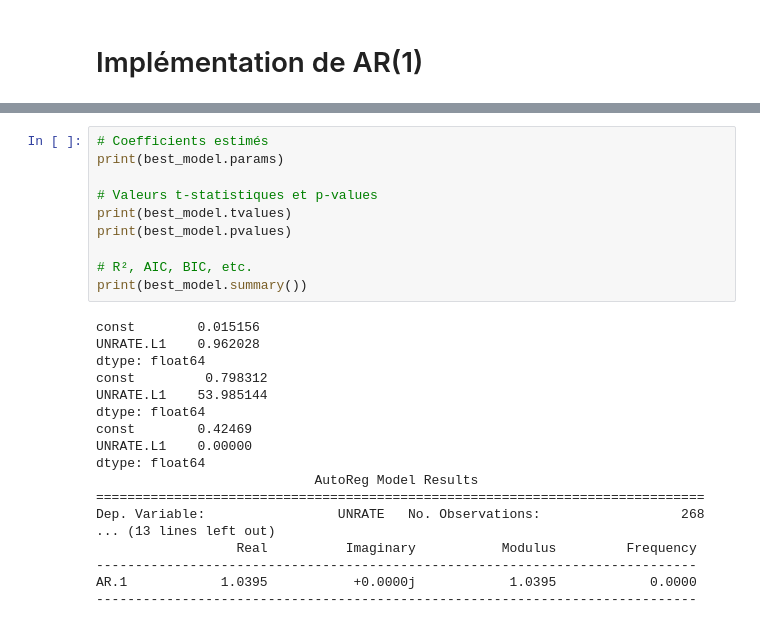
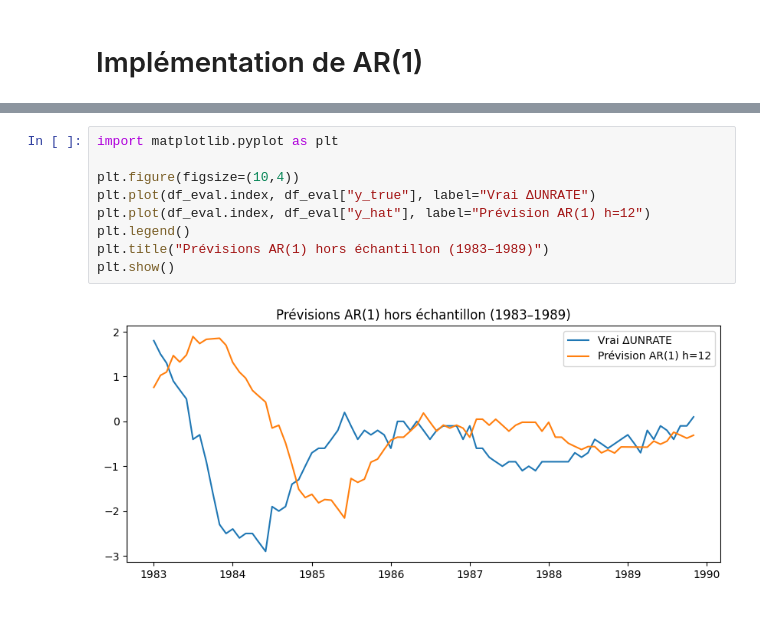
Before and after one commit to MitaDataAI/Forecast-and-explain-the-Unemployment-of-USA, a Jupyter notebook: 2_1_AR.ipynb, the cells around one changed output, grey strips where cells are left out. Saved outputs shown, nothing was run; the diff lists cells and outputs as text.

```diff
--- a/2_1_AR.ipynb
+++ b/2_1_AR.ipynb
@@ -478,28 +202,11 @@ with open("AR_auto_best_model_1983_1989.pkl", "rb") as f:
-# %%
-# Coefficients estimés
-print(best_model.params)
-
-# Valeurs t-statistiques et p-values
-print(best_model.tvalues)
-print(best_model.pvalues)
-
-# R², AIC, BIC, etc.
-print(best_model.summary())
-# %% [output]
-const        0.015156
-UNRATE.L1    0.962028
-dtype: float64
-const         0.798312
-UNRATE.L1    53.985144
-dtype: float64
-const        0.42469
-UNRATE.L1    0.00000
-dtype: float64
-                            AutoReg Model Results
-==============================================================================
-Dep. Variable:                 UNRATE   No. Observations:                  268
-... (13 lines left out)
-                  Real          Imaginary           Modulus         Frequency
------------------------------------------------------------------------------
-AR.1            1.0395           +0.0000j            1.0395            0.0000
------------------------------------------------------------------------------
+# %%
+import matplotlib.pyplot as plt
+
+plt.figure(figsize=(10,4))
+plt.plot(df_eval.index, df_eval["y_true"], label="Vrai ΔUNRATE")
+plt.plot(df_eval.index, df_eval["y_hat"], label="Prévision AR(1) h=12")
+plt.legend()
+plt.title("Prévisions AR(1) hors échantillon (1983–1989)")
+plt.show()
+# %% [output]
+[figure, added]
```
Also changed, not shown: parts of 23 cells of this notebook, 19 other files.
